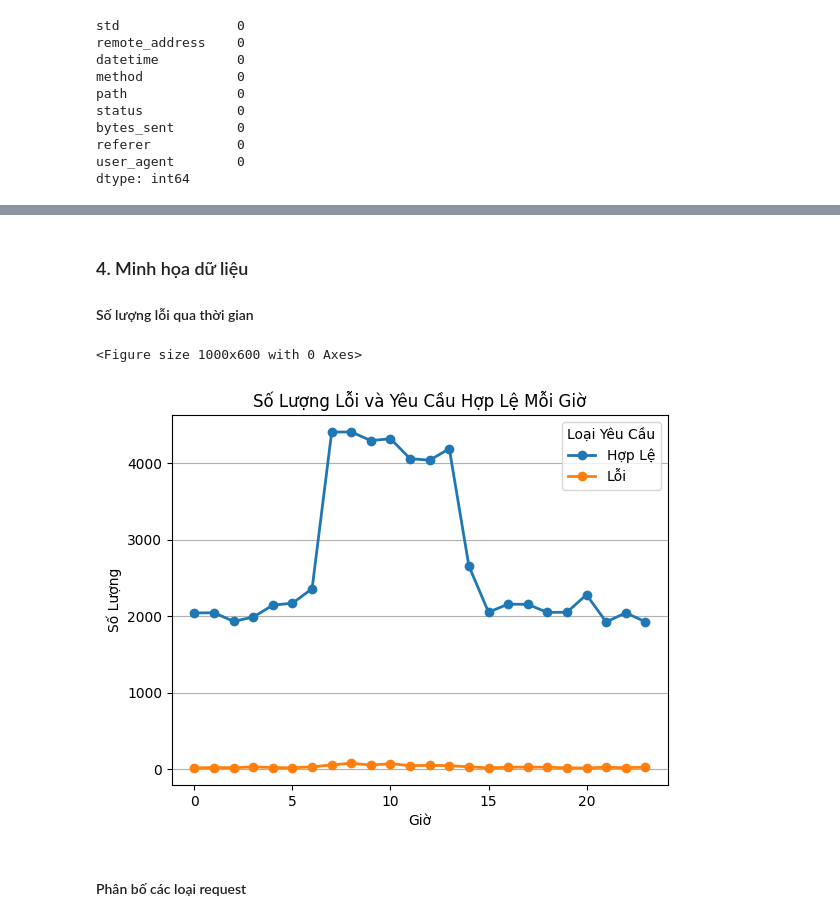
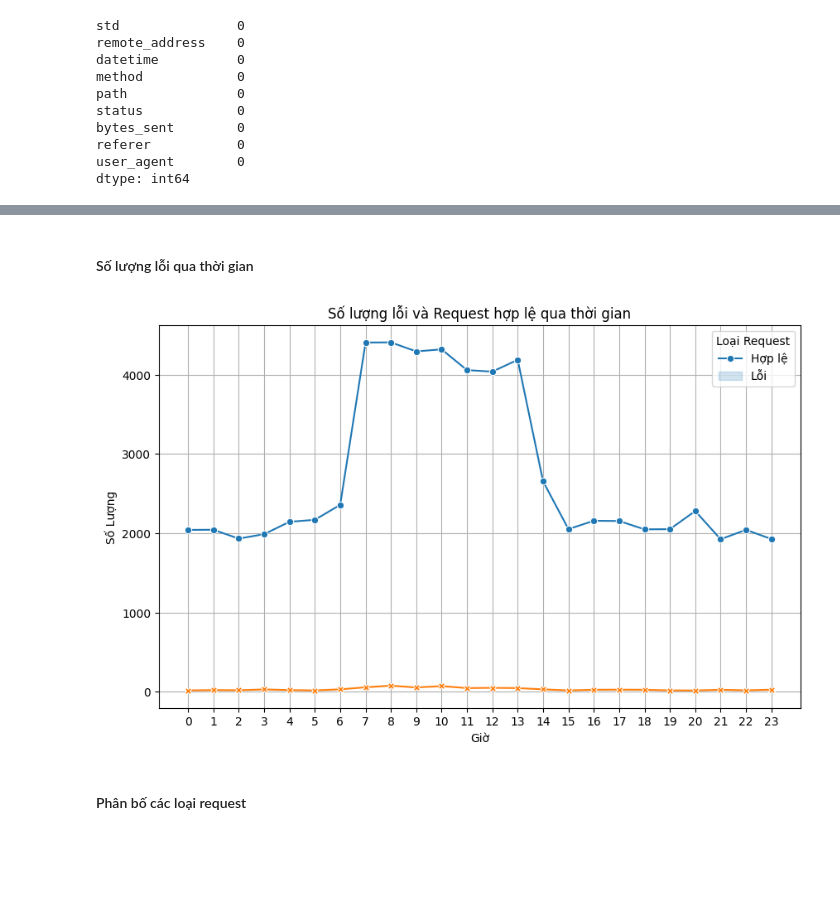
Before and after one commit to kynestic/Server-Log-Analysis, a Jupyter notebook: notebooks/data_understanding.ipynb, the cells around one changed output, grey strips where cells are left out. Cells and saved outputs as stored; diff of their text form; code cells hidden in the pictures; blank space fills up the shorter version.

```diff
--- a/notebooks/data_understanding.ipynb
+++ b/notebooks/data_understanding.ipynb
@@ -144,3 +152,6 @@ df['month'] = df['datetime'].dt.month
+# %%
+
+log_path = r"D:\CODING\Project\Server Log Analysis\data\interim\parsed_logs.csv"
+visualizer = Visualize(log_path)
 # %% [markdown]
-### 4. Minh họa dữ liệu
 #### Số lượng lỗi qua thời gian
@@ -167,20 +158,7 @@ hourly_counts = log_df.groupby(['hour', 'request_type']).size().unstack(fill_val
-# %%
-# Vẽ biểu đồ với Seaborn
-plt.figure(figsize=(10, 6))
-hourly_counts.plot(kind='line', marker='o', linewidth=2)
-
-# Tùy chỉnh biểu đồ
-plt.title("Số Lượng Lỗi và Yêu Cầu Hợp Lệ Mỗi Giờ")
-plt.xlabel("Giờ")
-plt.ylabel("Số Lượng")
-plt.xticks(rotation=0)
-plt.legend(title="Loại Yêu Cầu", labels=["Hợp Lệ", "Lỗi" ])
-plt.grid(True, axis='y')
-
-# Hiển thị biểu đồ
-plt.show()
-# %% [output]
-<Figure size 1000x600 with 0 Axes>
-[figure, removed]
+# %%
+
+visualizer.plot_errors_over_time()
+# %% [output]
+[figure, added]
 # %% [markdown]
 #### Phân bố các loại request
```
Also changed, not shown: parts of 14 cells of this notebook, 1 other file.
